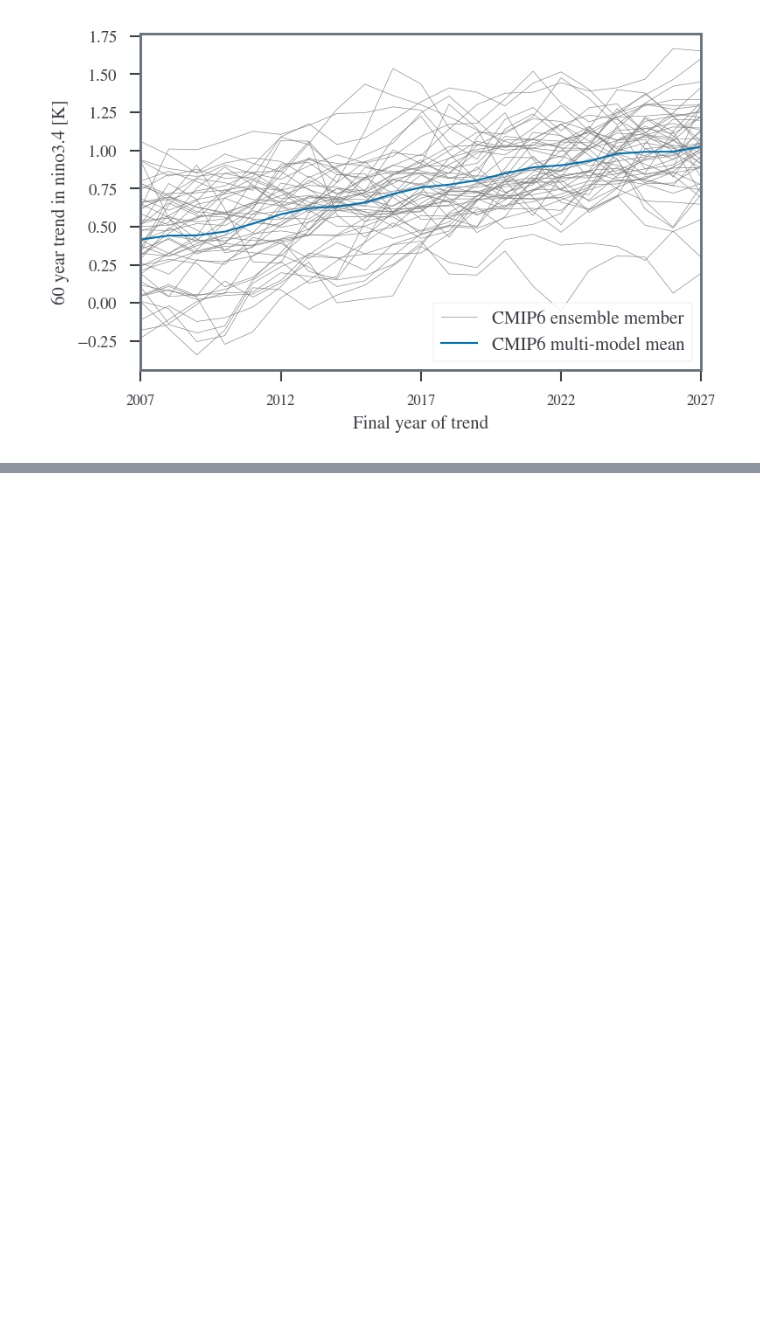
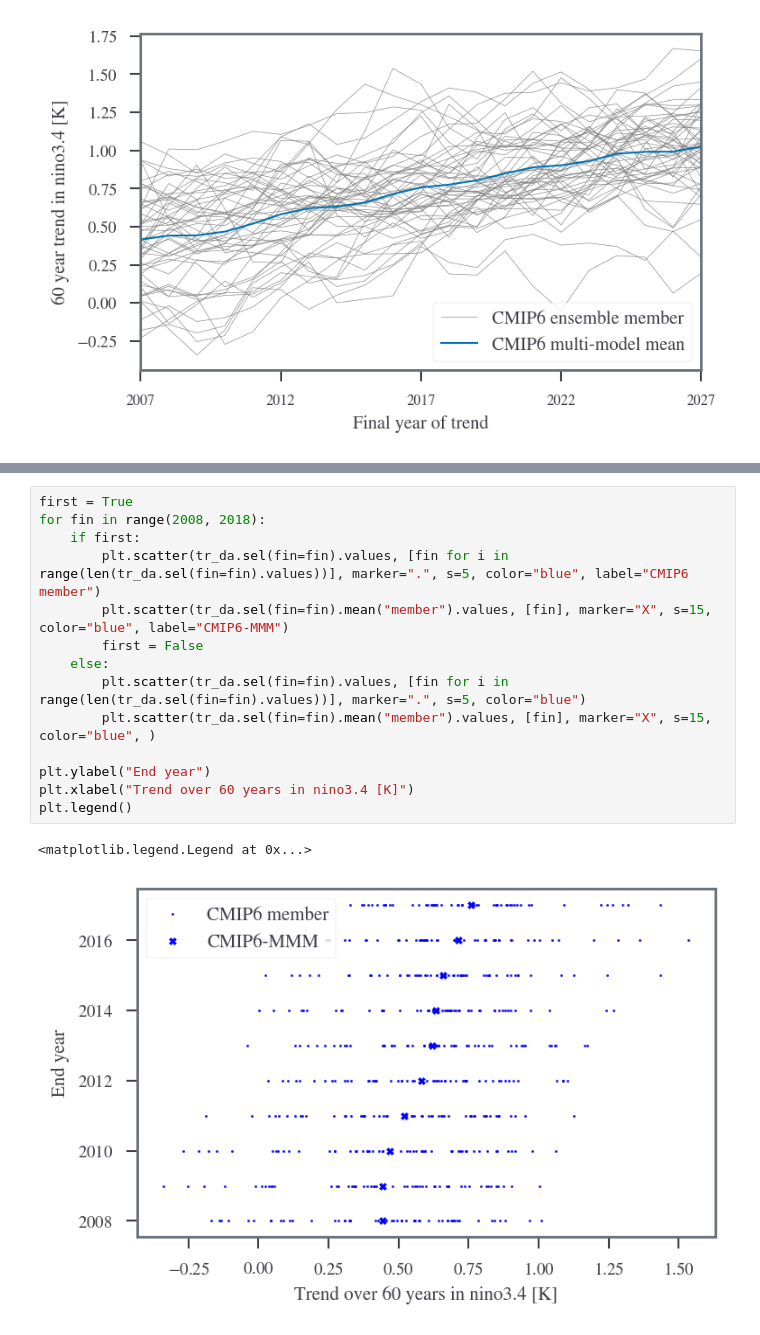
Before and after one commit to sdat2/seager19, a Jupyter notebook: notebooks/exploratory/cmip6-ensemble.ipynb, the cells around one changed output, grey strips where cells are left out. Drawn from its saved outputs; the diff is of its cells as text; blank space fills up the shorter version.

```diff
--- a/notebooks/exploratory/cmip6-ensemble.ipynb
+++ b/notebooks/exploratory/cmip6-ensemble.ipynb
@@ -101,0 +107,17 @@ plt.xlim(0, 20)
+# %%
+first = True
+for fin in range(2008, 2018):
+    if first:
+        plt.scatter(tr_da.sel(fin=fin).values, [fin for i in range(len(tr_da.sel(fin=fin).values))], marker=".", s=5, color="blue", label="CMIP6 member")
+        plt.scatter(tr_da.sel(fin=fin).mean("member").values, [fin], marker="X", s=15,  color="blue", label="CMIP6-MMM")
+        first = False
+    else:
+        plt.scatter(tr_da.sel(fin=fin).values, [fin for i in range(len(tr_da.sel(fin=fin).values))], marker=".", s=5, color="blue")
+        plt.scatter(tr_da.sel(fin=fin).mean("member").values, [fin], marker="X", s=15,  color="blue", )
+
+plt.ylabel("End year")
+plt.xlabel("Trend over 60 years in nino3.4 [K]")
+plt.legend()
+# %% [output]
+<matplotlib.legend.Legend at 0x...>
+[figure, added]
```
Also changed, not shown: parts of 4 cells of this notebook.
